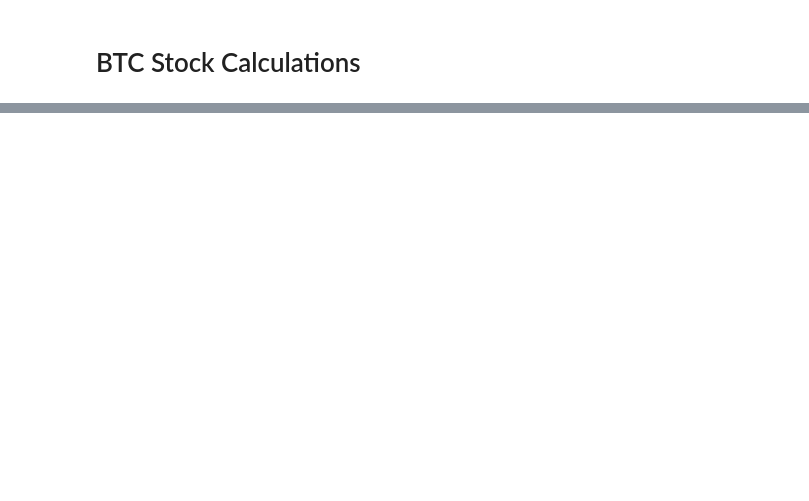
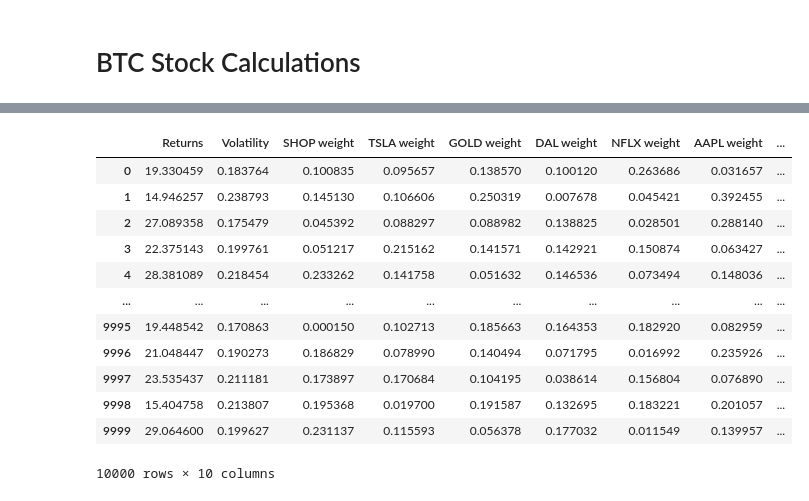
Before and after one commit to itspria/Stock-Portfolio-Optimization, a Jupyter notebook: Code/Stock_Calculations.ipynb, the cells around one changed output, grey strips where cells are left out. Cells and saved outputs as stored; diff of their text form; code cells hidden in the pictures; blank space fills up the shorter version.

```diff
--- a/Code/Stock_Calculations.ipynb
+++ b/Code/Stock_Calculations.ipynb
@@ -397,0 +595,23 @@ print(BTC_summ_stats)
+# %%
+data = {'Returns':portfolio_return, 'Volatility':portfolio_volati}
+
+for counter, symbol in enumerate(assets_all.columns.tolist()):
+    #print(counter, symbol)
+    data[symbol+' weight'] = [w[counter] for w in asset_weights]
+
+portfolios  = pd.DataFrame(data)
+portfolios
+# %% [output]
+|  | Returns | Volatility | SHOP weight | TSLA weight | GOLD weight | DAL weight | NFLX weight | AAPL weight | ... |
+| 0 | 19.330459 | 0.183764 | 0.100835 | 0.095657 | 0.138570 | 0.100120 | 0.263686 | 0.031657 | ... |
+| 1 | 14.946257 | 0.238793 | 0.145130 | 0.106606 | 0.250319 | 0.007678 | 0.045421 | 0.392455 | ... |
+| 2 | 27.089358 | 0.175479 | 0.045392 | 0.088297 | 0.088982 | 0.138825 | 0.028501 | 0.288140 | ... |
+| 3 | 22.375143 | 0.199761 | 0.051217 | 0.215162 | 0.141571 | 0.142921 | 0.150874 | 0.063427 | ... |
+| 4 | 28.381089 | 0.218454 | 0.233262 | 0.141758 | 0.051632 | 0.146536 | 0.073494 | 0.148036 | ... |
+| ... | ... | ... | ... | ... | ... | ... | ... | ... | ... |
+| 9995 | 19.448542 | 0.170863 | 0.000150 | 0.102713 | 0.185663 | 0.164353 | 0.182920 | 0.082959 | ... |
+| 9996 | 21.048447 | 0.190273 | 0.186829 | 0.078990 | 0.140494 | 0.071795 | 0.016992 | 0.235926 | ... |
+| 9997 | 23.535437 | 0.211181 | 0.173897 | 0.170684 | 0.104195 | 0.038614 | 0.156804 | 0.076890 | ... |
+| 9998 | 15.404758 | 0.213807 | 0.195368 | 0.019700 | 0.191587 | 0.132695 | 0.183221 | 0.201057 | ... |
+| 9999 | 29.064600 | 0.199627 | 0.231137 | 0.115593 | 0.056378 | 0.177032 | 0.011549 | 0.139957 | ... |
+10000 rows × 10 columns
```
Also changed, not shown: parts of 25 cells of this notebook, 3 other files.
